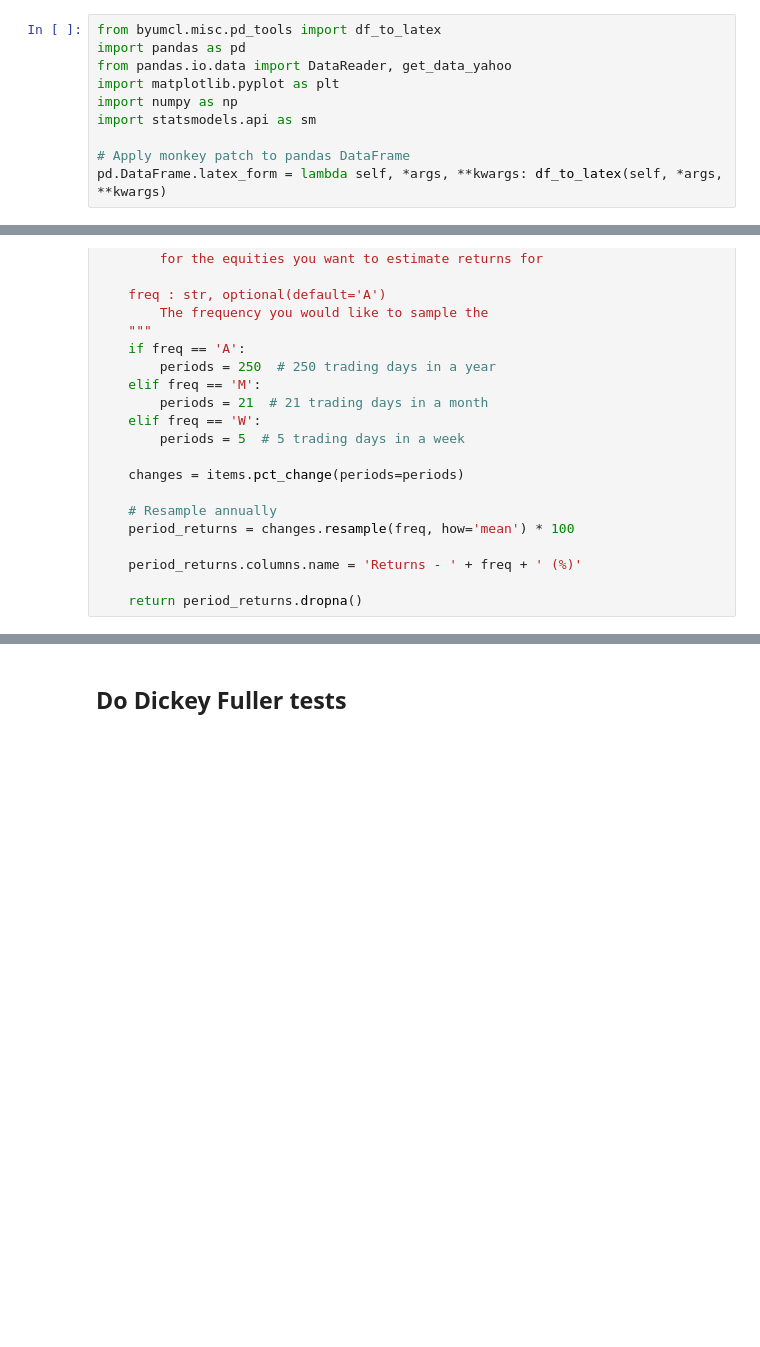
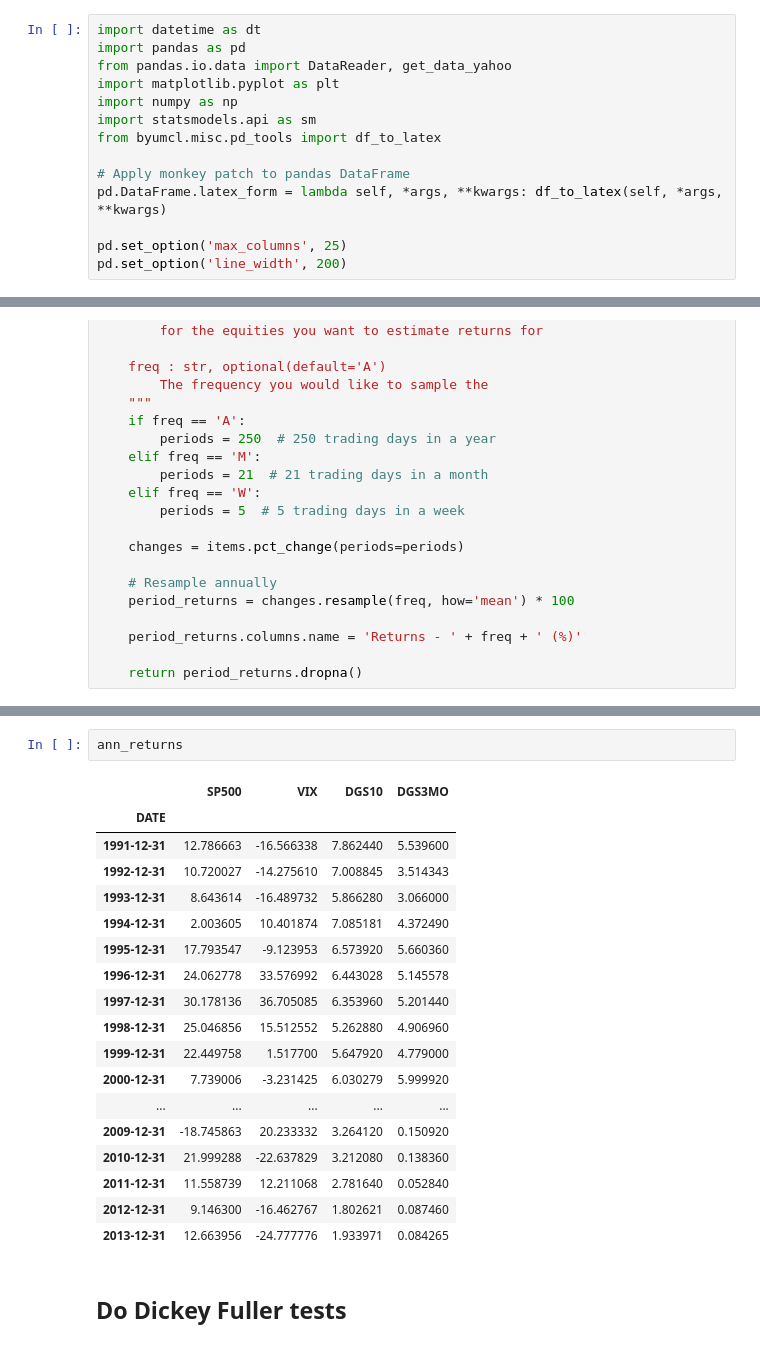
Before and after one commit to sglyon/BYUclasses, a Jupyter notebook: Economics/E588/Project/EPP Fred and S&P.ipynb, the cells around one changed output, grey strips where cells are left out. Drawn from its saved outputs; the diff is of its cells as text; blank space fills up the shorter version.

```diff
--- a/Economics/E588/Project/EPP Fred and S&P.ipynb
+++ b/Economics/E588/Project/EPP Fred and S&P.ipynb
@@ -1,13 +1,17 @@
 # %%
-from byumcl.misc.pd_tools import df_to_latex
+import datetime as dt
 import pandas as pd
 from pandas.io.data import DataReader, get_data_yahoo
 import matplotlib.pyplot as plt
 import numpy as np
 import statsmodels.api as sm
+from byumcl.misc.pd_tools import df_to_latex
 
 # Apply monkey patch to pandas DataFrame
 pd.DataFrame.latex_form = lambda self, *args, **kwargs: df_to_latex(self, *args, **kwargs)
+
+pd.set_option('max_columns', 25)
+pd.set_option('line_width', 200)
 # %% [markdown]
 ## Gatheirng Data
 # %%
@@ -278,3 +288,24 @@ plt.savefig('./Figures/returns.eps', format='eps', dpi=1000)
+# %%
+ann_returns
+# %% [output]
+|  | SP500 | VIX | DGS10 | DGS3MO |
+| DATE |  |  |  |  |
+| 1991-12-31 | 12.786663 | -16.566338 | 7.862440 | 5.539600 |
+| 1992-12-31 | 10.720027 | -14.275610 | 7.008845 | 3.514343 |
+| 1993-12-31 | 8.643614 | -16.489732 | 5.866280 | 3.066000 |
+| 1994-12-31 | 2.003605 | 10.401874 | 7.085181 | 4.372490 |
+| 1995-12-31 | 17.793547 | -9.123953 | 6.573920 | 5.660360 |
+| 1996-12-31 | 24.062778 | 33.576992 | 6.443028 | 5.145578 |
+| 1997-12-31 | 30.178136 | 36.705085 | 6.353960 | 5.201440 |
+| 1998-12-31 | 25.046856 | 15.512552 | 5.262880 | 4.906960 |
+| 1999-12-31 | 22.449758 | 1.517700 | 5.647920 | 4.779000 |
+| 2000-12-31 | 7.739006 | -3.231425 | 6.030279 | 5.999920 |
+| ... | ... | ... | ... | ... |
+| 2009-12-31 | -18.745863 | 20.233332 | 3.264120 | 0.150920 |
+| 2010-12-31 | 21.999288 | -22.637829 | 3.212080 | 0.138360 |
+| 2011-12-31 | 11.558739 | 12.211068 | 2.781640 | 0.052840 |
+| 2012-12-31 | 9.146300 | -16.462767 | 1.802621 | 0.087460 |
+| 2013-12-31 | 12.663956 | -24.777776 | 1.933971 | 0.084265 |
 # %% [markdown]
 ## Do Dickey Fuller tests
 # %%
```
Also changed, not shown: parts of 19 cells of this notebook, 21 other files.
